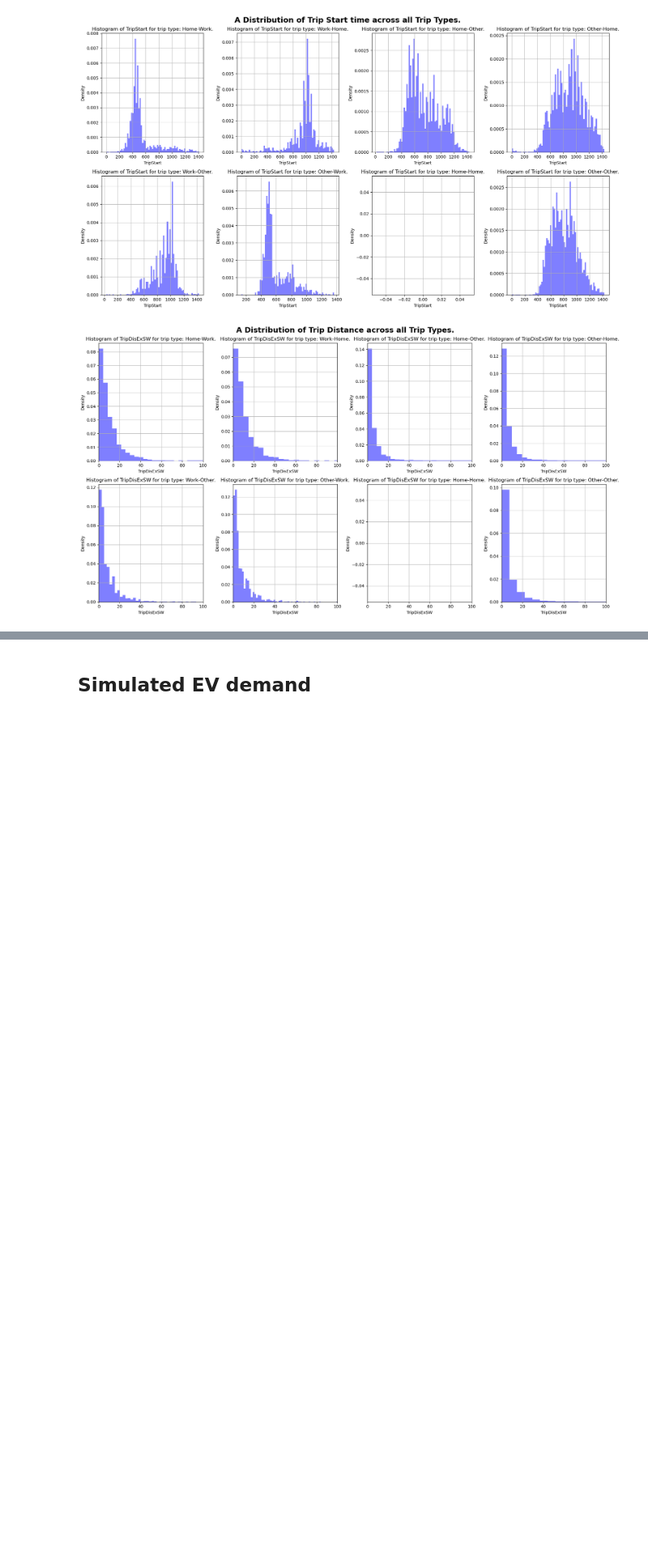
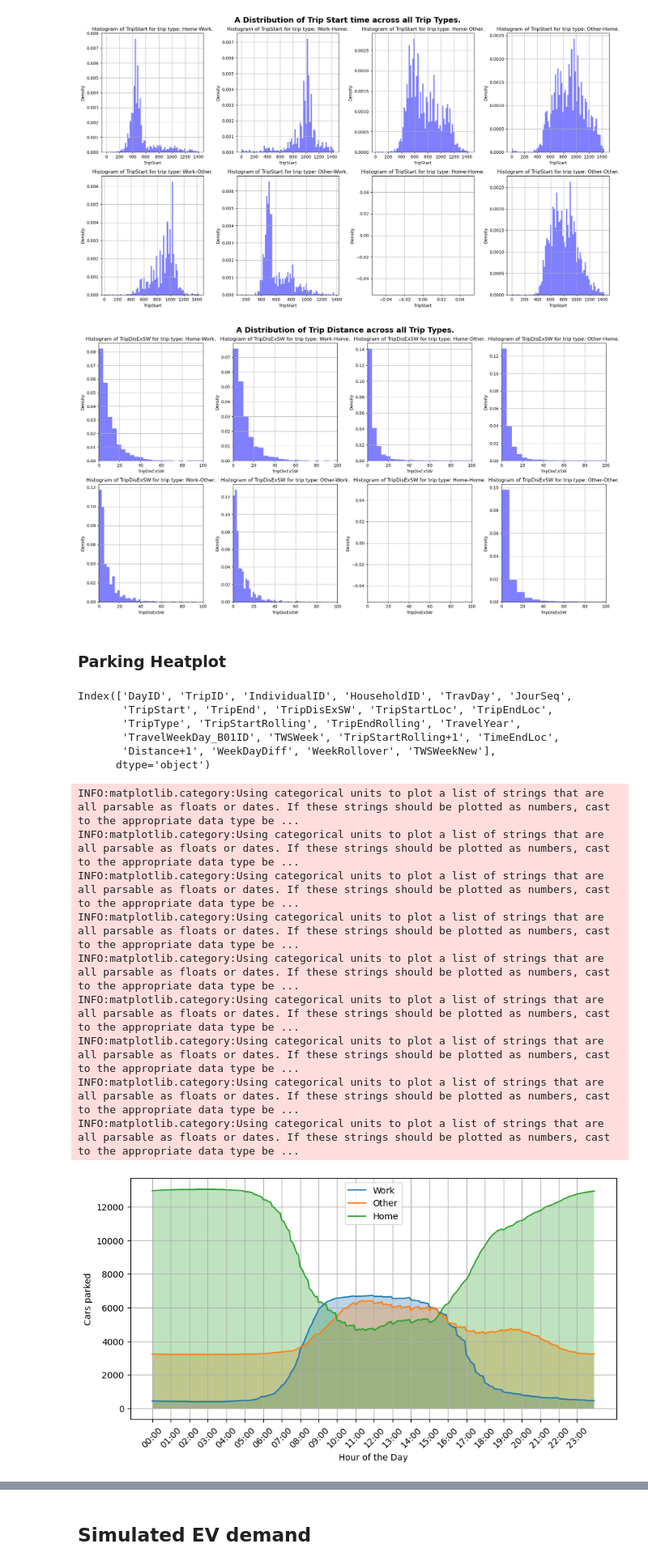
Before and after one commit to andriysinclair/SimulatingEVDemand, a Jupyter notebook: exploration.ipynb, the cells around one changed output, grey strips where cells are left out. Shown at 81% size. Drawn from its saved outputs; the diff is of its cells as text; code cells hidden in the pictures; blank space fills up the shorter version.

Commit message:
Attempting to make an end-to-end data loader function

```diff
--- a/exploration.ipynb
+++ b/exploration.ipynb
@@ -155,3 +153,22 @@ plt.savefig(plots_folder + "/DistanceTripType.pdf", format="pdf", bbox_inches="t
 plt.show()
 # %% [output]
 [figure]
+# %% [markdown]
+### Parking Heatplot
+# %%
+nts_uk_2017.columns
+# %% [output]
+Index(['DayID', 'TripID', 'IndividualID', 'HouseholdID', 'TravDay', 'JourSeq',
+       'TripStart', 'TripEnd', 'TripDisExSW', 'TripStartLoc', 'TripEndLoc',
+       'TripType', 'TripStartRolling', 'TripEndRolling', 'TravelYear',
+       'TravelWeekDay_B01ID', 'TWSWeek', 'TripStartRolling+1', 'TimeEndLoc',
+       'Distance+1', 'WeekDayDiff', 'WeekRollover', 'TWSWeekNew'],
+      dtype='object')
+# %%
+parking_df = nts_uk_2017[["TripEndRolling", "TripStartRolling+1", "TripEndLoc", "TimeEndLoc", "TravelWeekDay_B01ID"]].copy()
+
+parking_df["5MinBinStart"] = (parking_df["TripEndRolling"] %1440 ) // 5
+parking_df["5MinBinEnd"] = (parking_df["TripStartRolling+1"] %1440 ) // 5
+
+
+parking_df = parking_df.reset_index(drop=True)
@@ -157,0 +217,31 @@ plt.show()
+# %%
+weekdays = list(range(1,5))
+weekends = [6,7]
+
+plt.figure(figsize=(10,5))
+
+for i in range(1,4):
+    plot_parking(i, parking_df, dow=weekdays)
+
+plt.xticks(ticks=range(0, 288, 12), labels=time_labels[::12], rotation=45)
+plt.grid()
+
+plt.xlabel("Hour of the Day")
+plt.ylabel("Cars parked")
+
+plt.legend()
+
+plt.savefig(plots_folder + "/Parking.pdf", format="pdf", bbox_inches="tight")
+
+plt.show()
+# %% [output]
+INFO:matplotlib.category:Using categorical units to plot a list of strings that are all parsable as floats or dates. If these strings should be plotted as numbers, cast to the appropriate data type be ...
+INFO:matplotlib.category:Using categorical units to plot a list of strings that are all parsable as floats or dates. If these strings should be plotted as numbers, cast to the appropriate data type be ...
+INFO:matplotlib.category:Using categorical units to plot a list of strings that are all parsable as floats or dates. If these strings should be plotted as numbers, cast to the appropriate data type be ...
+INFO:matplotlib.category:Using categorical units to plot a list of strings that are all parsable as floats or dates. If these strings should be plotted as numbers, cast to the appropriate data type be ...
+INFO:matplotlib.category:Using categorical units to plot a list of strings that are all parsable as floats or dates. If these strings should be plotted as numbers, cast to the appropriate data type be ...
+INFO:matplotlib.category:Using categorical units to plot a list of strings that are all parsable as floats or dates. If these strings should be plotted as numbers, cast to the appropriate data type be ...
+INFO:matplotlib.category:Using categorical units to plot a list of strings that are all parsable as floats or dates. If these strings should be plotted as numbers, cast to the appropriate data type be ...
+INFO:matplotlib.category:Using categorical units to plot a list of strings that are all parsable as floats or dates. If these strings should be plotted as numbers, cast to the appropriate data type be ...
+INFO:matplotlib.category:Using categorical units to plot a list of strings that are all parsable as floats or dates. If these strings should be plotted as numbers, cast to the appropriate data type be ...
+[figure, added]
```
Also changed, not shown: parts of 9 cells of this notebook, 2 other files.
